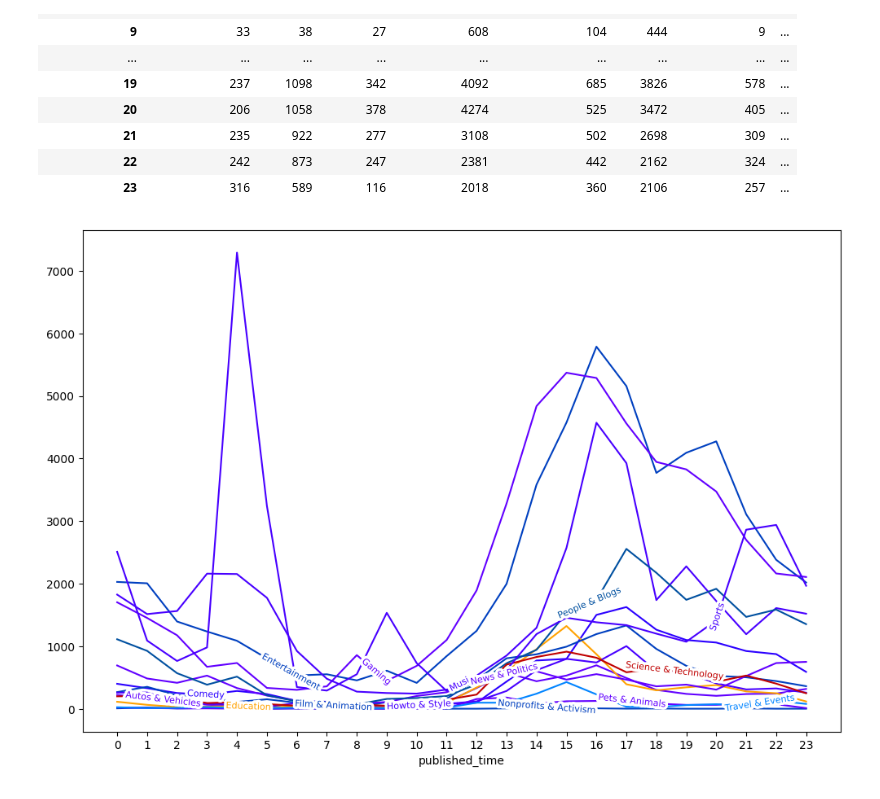
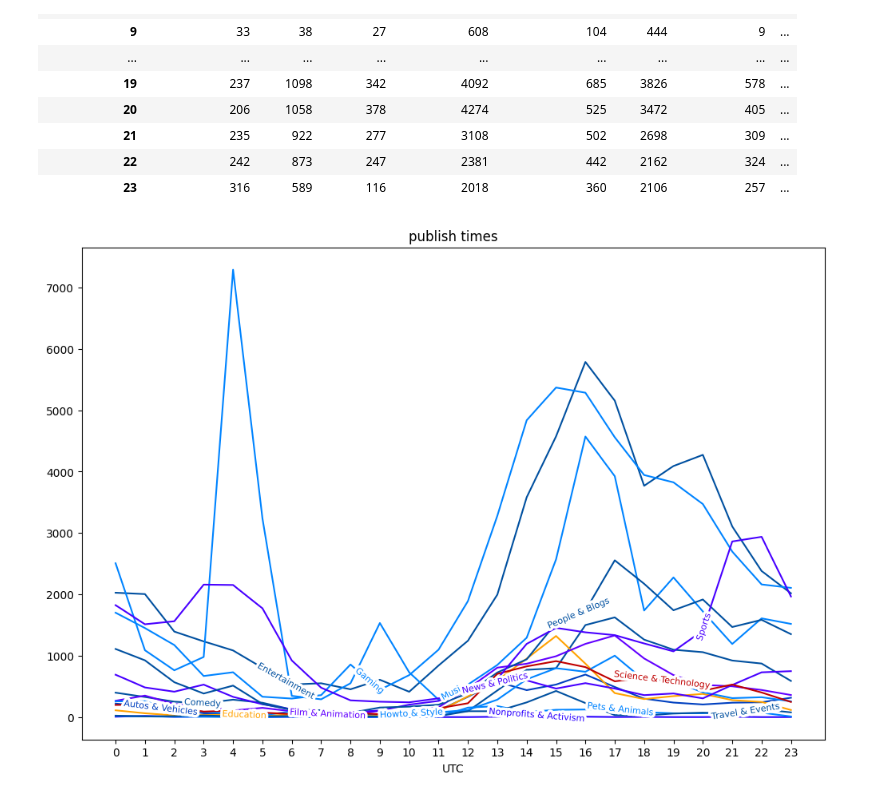
Before and after one commit to raven-cruz/Successful-YouTube-Videos, a Jupyter notebook: yt-data.ipynb, the cells around one changed output. Cells and saved outputs as stored; diff of their text form; code cells hidden in the pictures.

```diff
--- a/yt-data.ipynb
+++ b/yt-data.ipynb
@@ -318,12 +328,18 @@ published_time_stats
 # %%
 ax2 = published_time_stats.plot.line(
     figsize=(12, 8),
     xticks=range(len(published_time_stats.index)),
     legend=False,
     color=[highlight_lines.get(category, random.choice(line_colors)) for category in published_time_stats.columns]
 )
 
+ax2.set(
+    title="publish times",
+    xlabel="UTC",
+    ylabel=""
+)
+
 labelLines(ax2.get_lines(), align=True, fontsize=8)
 plt.show()
 # %% [output]
-[figure, old version]
+[figure, new version]
```
Also changed, not shown: parts of 2 cells of this notebook.
